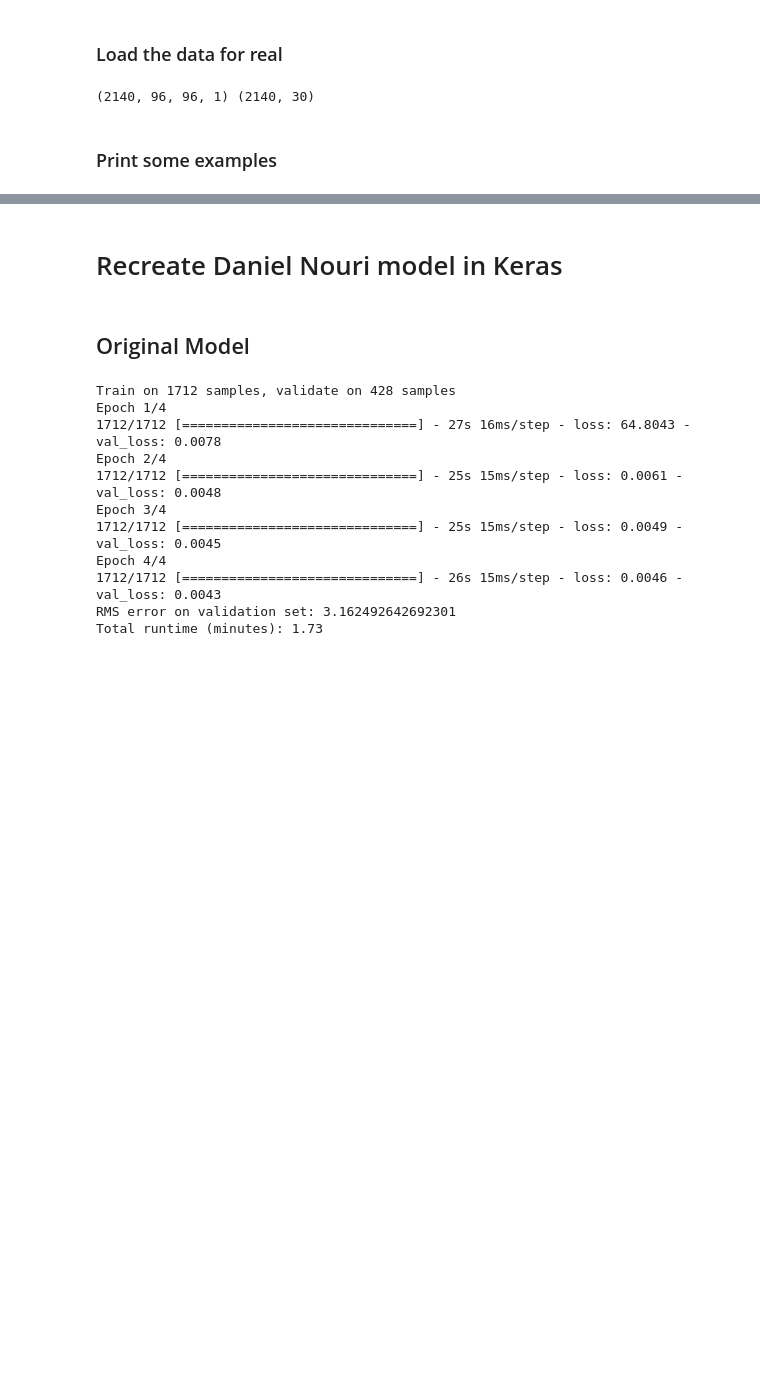
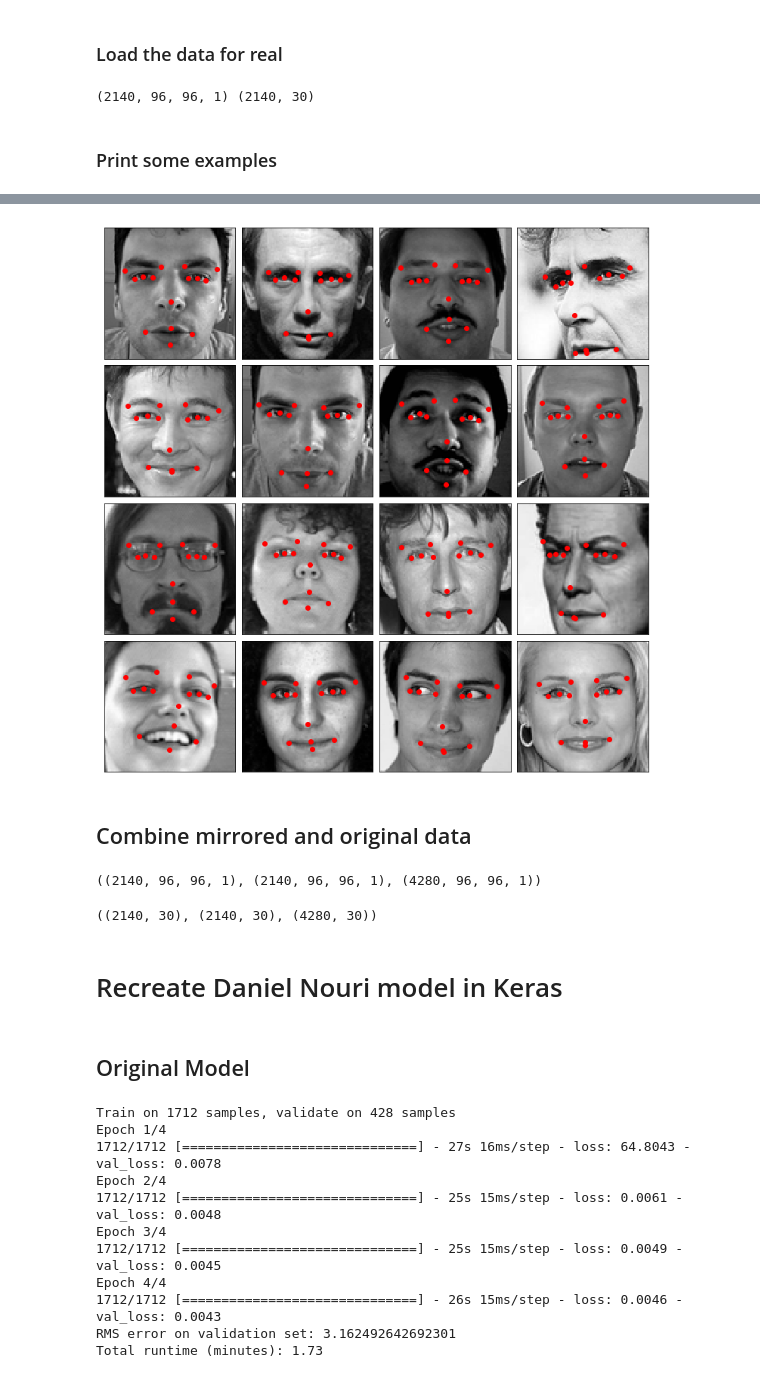
Before and after one commit to alexdauenhauer/MIDS_W207_facial_recognition, a Jupyter notebook: Alex_testlab.ipynb, the cells around one changed output, grey strips where cells are left out. Saved outputs shown, nothing was run; the diff lists cells and outputs as text; code cells hidden in the pictures; blank space fills up the shorter version.

```diff
--- a/Alex_testlab.ipynb
+++ b/Alex_testlab.ipynb
@@ -171,0 +176,38 @@ plot_sample(data_sample, label_sample)
+# %%
+def flip_data(data, labels, features):
+    # flip the images
+    data_flipped = data[:, :, ::-1, :]
+
+    # flip the labels
+    labels_flipped = np.zeros(labels.shape)
+    for idx in range(len(labels)):
+        for i,s1 in enumerate(features):
+            parts = s1.partition('_')
+            if parts[0] == 'left' or parts[0] == 'right':
+                coord = parts[-1]
+            elif parts[0] == 'mouth':
+                parts = s1.split('_', maxsplit=2)
+                if 'corner' in parts[-1]:
+                    coord = parts[-1]
+                elif 'x' in parts[-1]:
+                    labels_flipped[idx,i] = labels[idx,i] * -1
+                else:
+                    labels_flipped[idx,i] = labels[idx,i]
+            else:
+                if 'x' in parts[-1]:
+                    labels_flipped[idx,i] = labels[idx,i] * -1
+                else:
+                    labels_flipped[idx,i] = labels[idx,i]
+            for j in range(i+1,len(features)-1):
+                s2 = features[j]
+                if coord in s2:
+                    if 'x' in coord:
+                        labels_flipped[idx,i] = labels[idx,j] * -1
+                        labels_flipped[idx,j] = labels[idx,i] * -1
+                    else:
+                        labels_flipped[idx,i] = labels[idx,j]
+                        labels_flipped[idx,j] = labels[idx,i]
+
+    return data_flipped, labels_flipped
+# %%
+train_data_flipped, train_labels_flipped = flip_data(train_data, train_labels, list(features_full.copy()))
@@ -172,3 +223,22 @@ plot_sample(data_sample, label_sample)
+# %%
+data_sample_flipped = train_data_flipped[idx, :, :, :]
+label_sample_flipped = train_labels_flipped[idx, :]
+# %%
+plot_sample(data_sample_flipped, label_sample_flipped)
+# %% [output]
+[figure, added]
+# %% [markdown]
+## Combine mirrored and original data
+# %%
+train_data_set = np.concatenate((train_data, train_data_flipped), axis=0)
+train_data.shape, train_data_flipped.shape, train_data_set.shape
+# %% [output]
+((2140, 96, 96, 1), (2140, 96, 96, 1), (4280, 96, 96, 1))
+# %%
+train_labels_set = np.concatenate((train_labels, train_labels_flipped), axis=0)
+train_labels.shape, train_labels_flipped.shape, train_labels_set.shape
+# %% [output]
+((2140, 30), (2140, 30), (4280, 30))
 # %% [markdown]
 # Recreate Daniel Nouri model in Keras
 # %% [markdown]
```
Also changed, not shown: parts of 19 cells of this notebook.
